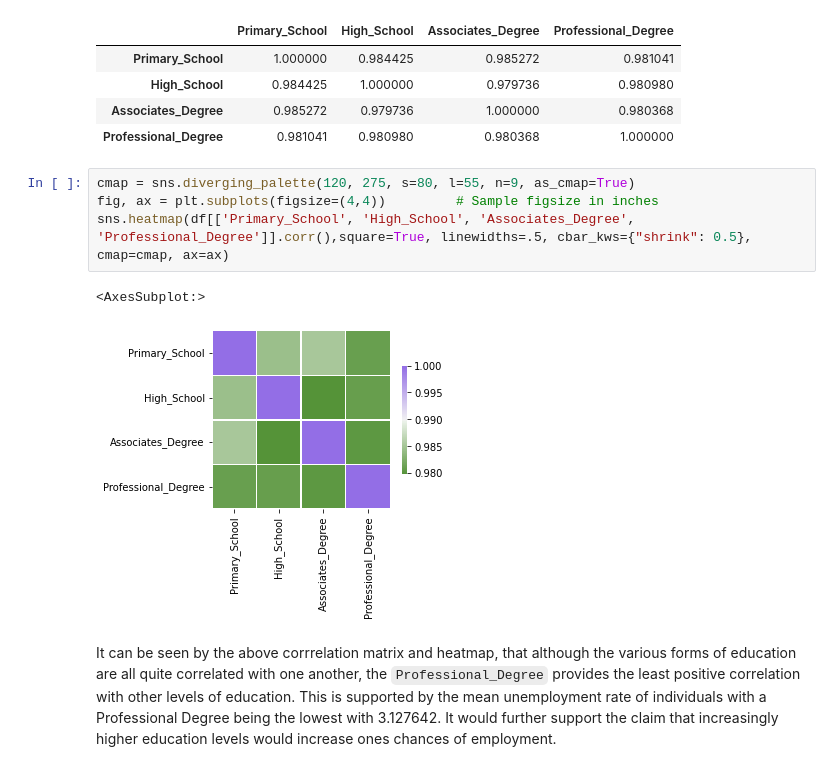
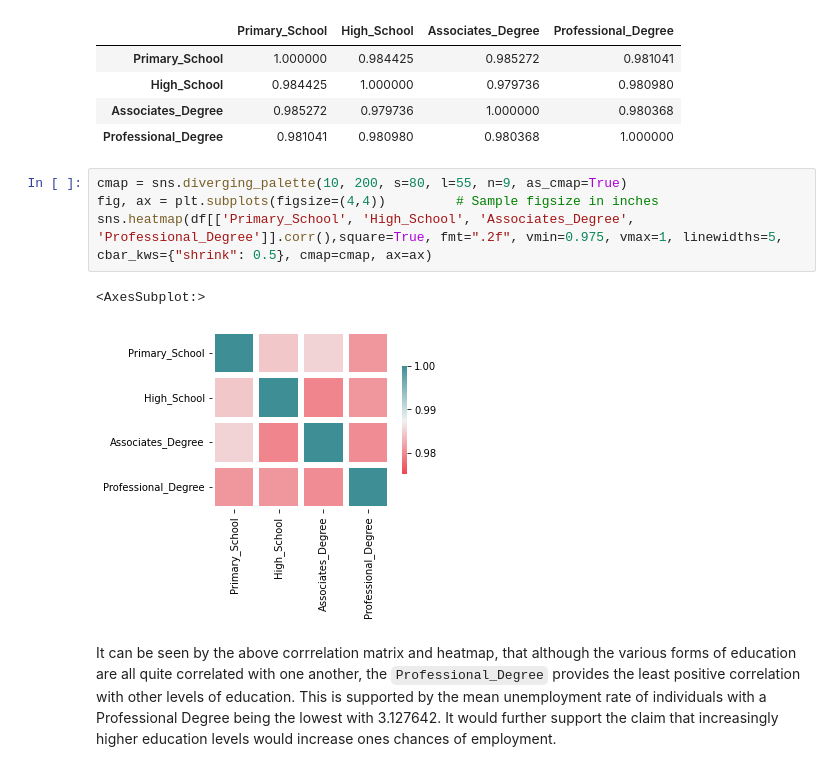
Before and after one commit to ibrahimabubaker/Job_Market_Analysis, a Jupyter notebook: index.ipynb, the cells around one changed output. Cells and saved outputs as stored; diff of their text form.

Commit message:
Update heatmap colour

````diff
--- a/index.ipynb
+++ b/index.ipynb
@@ -89,12 +89,12 @@ df[['Primary_School', 'High_School', 'Associates_Degree', 'Professional_Degree']
 | Associates_Degree | 0.985272 | 0.979736 | 1.000000 | 0.980368 |
 | Professional_Degree | 0.981041 | 0.980980 | 0.980368 | 1.000000 |
 # %%
-cmap = sns.diverging_palette(120, 275, s=80, l=55, n=9, as_cmap=True)
+cmap = sns.diverging_palette(10, 200, s=80, l=55, n=9, as_cmap=True)
 fig, ax = plt.subplots(figsize=(4,4))         # Sample figsize in inches
-sns.heatmap(df[['Primary_School', 'High_School', 'Associates_Degree', 'Professional_Degree']].corr(),square=True, linewidths=.5, cbar_kws={"shrink": 0.5}, cmap=cmap, ax=ax)
+sns.heatmap(df[['Primary_School', 'High_School', 'Associates_Degree', 'Professional_Degree']].corr(),square=True, fmt=".2f", vmin=0.975, vmax=1, linewidths=5, cbar_kws={"shrink": 0.5}, cmap=cmap, ax=ax)
 # %% [output]
 <AxesSubplot:>
-[figure, old version]
+[figure, new version]
 # %% [markdown]
 It can be seen by the above corrrelation matrix and heatmap, that although the various forms of education are all quite correlated with one another, the ```Professional_Degree``` provides the least positive correlation with other levels of education. This is supported by the mean unemployment rate of individuals with a Professional Degree being the lowest with 3.127642. It would further support the claim that increasingly higher education levels would increase ones chances of employment.
 # %%
````
